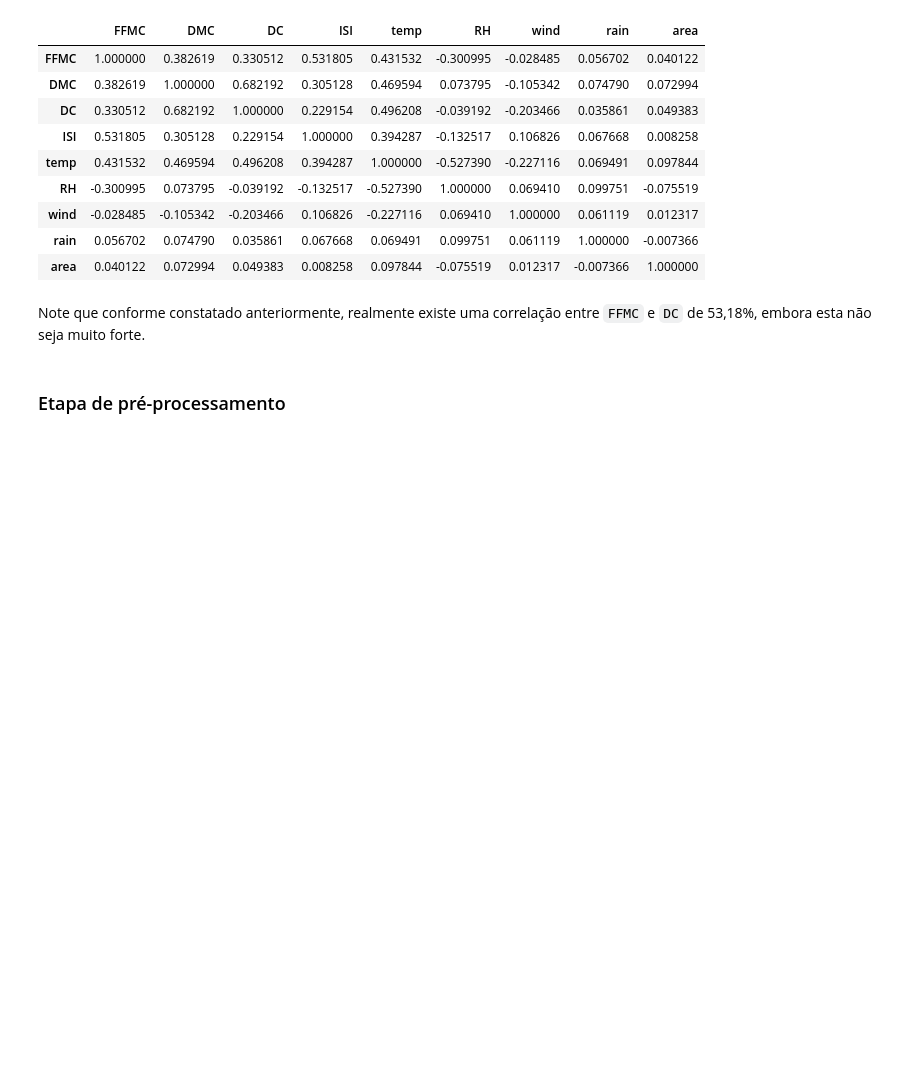
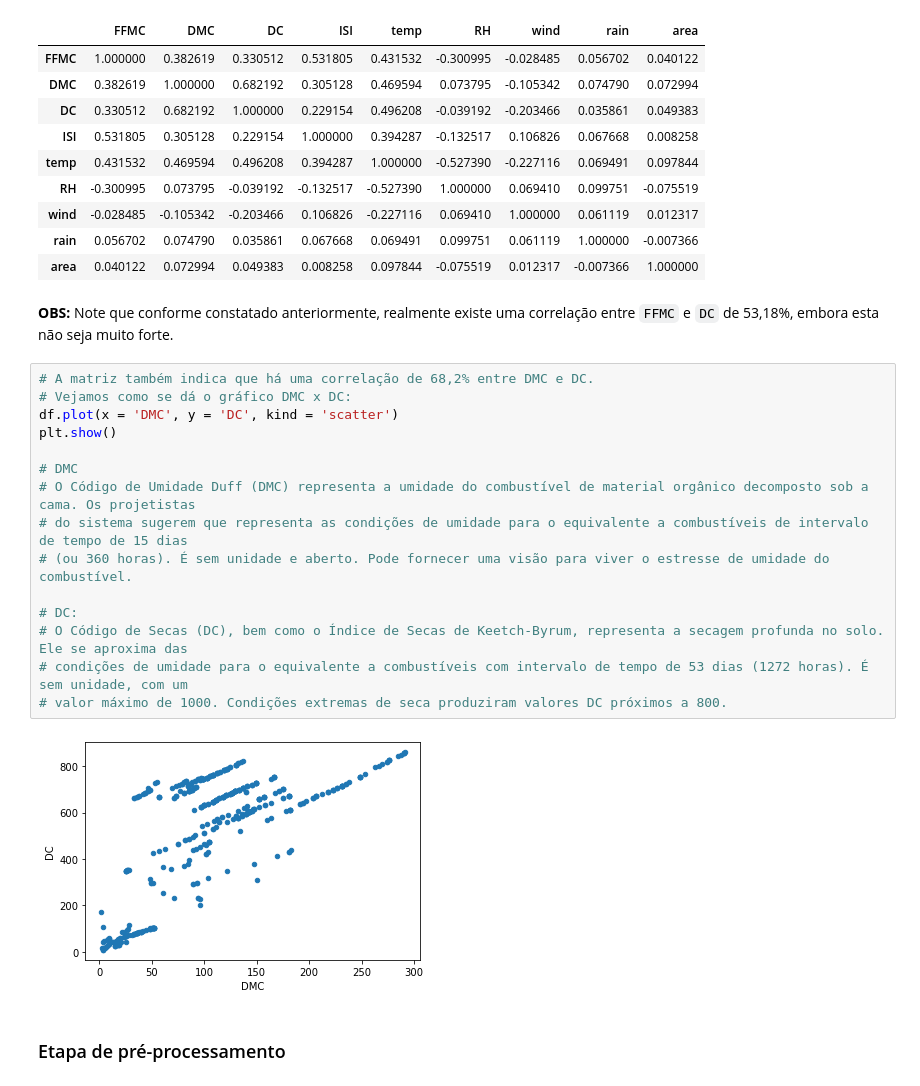
Before and after one commit to ArthurSudbrackIbarra/Trab-Final-SGBD, a Jupyter notebook: nosso-notebook.ipynb, the cells around one changed output. Drawn from its saved outputs; the diff is of its cells as text; blank space fills up the shorter version.

```diff
--- a/nosso-notebook.ipynb
+++ b/nosso-notebook.ipynb
@@ -157,7 +159,24 @@ dfcorr
 | rain | 0.056702 | 0.074790 | 0.035861 | 0.067668 | 0.069491 | 0.099751 | 0.061119 | 1.000000 | -0.007366 |
 | area | 0.040122 | 0.072994 | 0.049383 | 0.008258 | 0.097844 | -0.075519 | 0.012317 | -0.007366 | 1.000000 |
 # %% [markdown]
-Note que conforme constatado anteriormente, realmente existe uma correlação entre `FFMC` e `DC` de 53,18%, embora esta não seja muito forte.
+**OBS:** Note que conforme constatado anteriormente, realmente existe uma correlação entre `FFMC` e `DC` de 53,18%, embora esta não seja muito forte.
+# %%
+# A matriz também indica que há uma correlação de 68,2% entre DMC e DC.
+# Vejamos como se dá o gráfico DMC x DC:
+df.plot(x = 'DMC', y = 'DC', kind = 'scatter')
+plt.show()
+
+# DMC
+# O Código de Umidade Duff (DMC) representa a umidade do combustível de material orgânico decomposto sob a cama. Os projetistas
+# do sistema sugerem que representa as condições de umidade para o equivalente a combustíveis de intervalo de tempo de 15 dias
+# (ou 360 horas). É sem unidade e aberto. Pode fornecer uma visão para viver o estresse de umidade do combustível.
+
+# DC:
+# O Código de Secas (DC), bem como o Índice de Secas de Keetch-Byrum, representa a secagem profunda no solo. Ele se aproxima das
+# condições de umidade para o equivalente a combustíveis com intervalo de tempo de 53 dias (1272 horas). É sem unidade, com um
+# valor máximo de 1000. Condições extremas de seca produziram valores DC próximos a 800.
+# %% [output]
+[figure, added]
 # %% [markdown]
 ### Etapa de pré-processamento
 # %%
```
Also changed, not shown: parts of 1 cell of this notebook.
